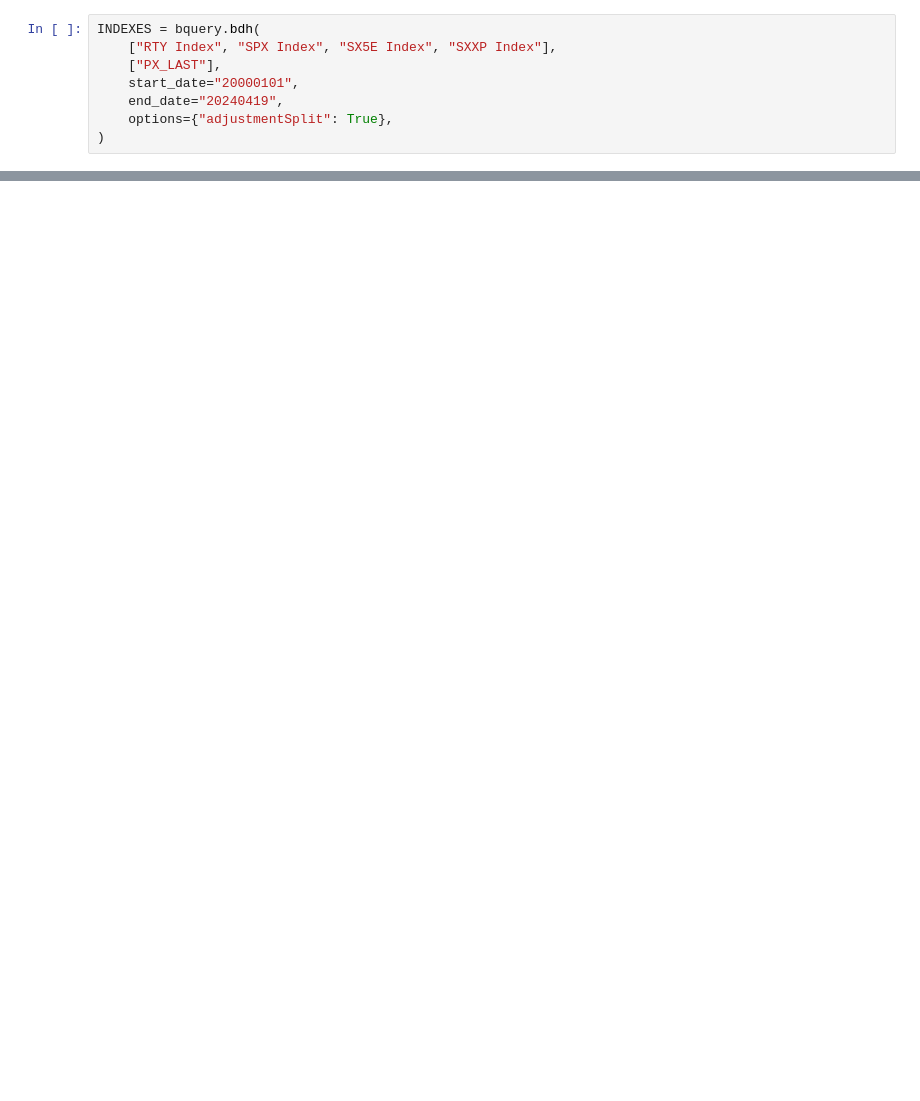
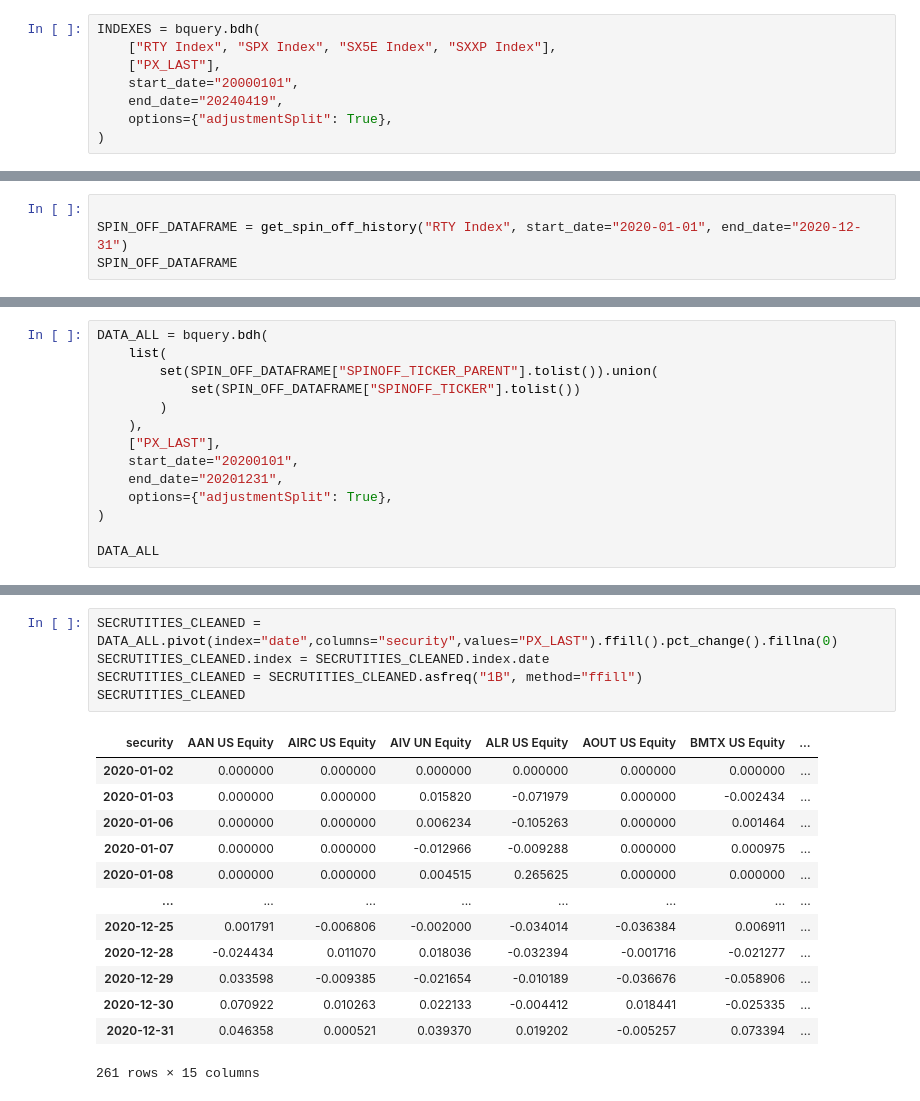
Before and after one commit to BaptisteZloch/Stock-Performance-Spin-off-Subsidiaries-Parents-ETF, a Jupyter notebook: src/using_blpapi.ipynb, the cells around one changed output, grey strips where cells are left out. Drawn from its saved outputs; the diff is of its cells as text; blank space fills up the shorter version.

```diff
--- a/src/using_blpapi.ipynb
+++ b/src/using_blpapi.ipynb
@@ -195,0 +88,4 @@ Name: secondary_name, dtype: int64
+# %%
+
+SPIN_OFF_DATAFRAME = get_spin_off_history("RTY Index", start_date="2020-01-01", end_date="2020-12-31")
+SPIN_OFF_DATAFRAME
@@ -195,0 +120,14 @@ Name: secondary_name, dtype: int64
+# %%
+DATA_ALL = bquery.bdh(
+    list(
+        set(SPIN_OFF_DATAFRAME["SPINOFF_TICKER_PARENT"].tolist()).union(
+            set(SPIN_OFF_DATAFRAME["SPINOFF_TICKER"].tolist())
+        )
+    ),
+    ["PX_LAST"],
+    start_date="20200101",
+    end_date="20201231",
+    options={"adjustmentSplit": True},
+)
+
+DATA_ALL
@@ -195,0 +148,19 @@ Name: secondary_name, dtype: int64
+# %%
+SECRUTITIES_CLEANED = DATA_ALL.pivot(index="date",columns="security",values="PX_LAST").ffill().pct_change().fillna(0)
+SECRUTITIES_CLEANED.index = SECRUTITIES_CLEANED.index.date
+SECRUTITIES_CLEANED = SECRUTITIES_CLEANED.asfreq("1B", method="ffill")
+SECRUTITIES_CLEANED
+# %% [output]
+| security | AAN US Equity | AIRC US Equity | AIV UN Equity | ALR US Equity | AOUT US Equity | BMTX US Equity | ... |
+| 2020-01-02 | 0.000000 | 0.000000 | 0.000000 | 0.000000 | 0.000000 | 0.000000 | ... |
+| 2020-01-03 | 0.000000 | 0.000000 | 0.015820 | -0.071979 | 0.000000 | -0.002434 | ... |
+| 2020-01-06 | 0.000000 | 0.000000 | 0.006234 | -0.105263 | 0.000000 | 0.001464 | ... |
+| 2020-01-07 | 0.000000 | 0.000000 | -0.012966 | -0.009288 | 0.000000 | 0.000975 | ... |
+| 2020-01-08 | 0.000000 | 0.000000 | 0.004515 | 0.265625 | 0.000000 | 0.000000 | ... |
+| ... | ... | ... | ... | ... | ... | ... | ... |
+| 2020-12-25 | 0.001791 | -0.006806 | -0.002000 | -0.034014 | -0.036384 | 0.006911 | ... |
+| 2020-12-28 | -0.024434 | 0.011070 | 0.018036 | -0.032394 | -0.001716 | -0.021277 | ... |
+| 2020-12-29 | 0.033598 | -0.009385 | -0.021654 | -0.010189 | -0.036676 | -0.058906 | ... |
+| 2020-12-30 | 0.070922 | 0.010263 | 0.022133 | -0.004412 | 0.018441 | -0.025335 | ... |
+| 2020-12-31 | 0.046358 | 0.000521 | 0.039370 | 0.019202 | -0.005257 | 0.073394 | ... |
+261 rows × 15 columns
```
Also changed, not shown: parts of 23 cells of this notebook, 17 other files.
